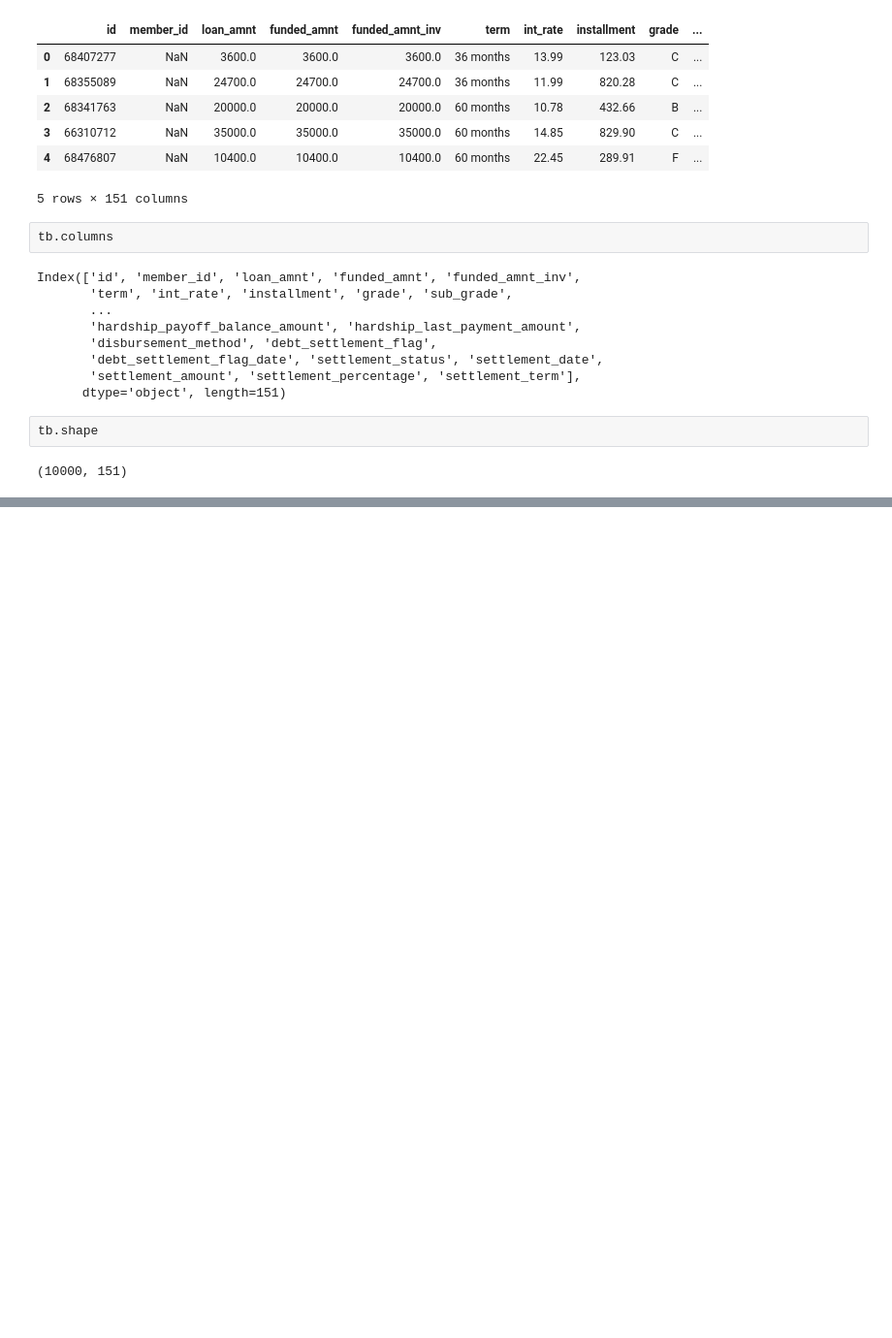
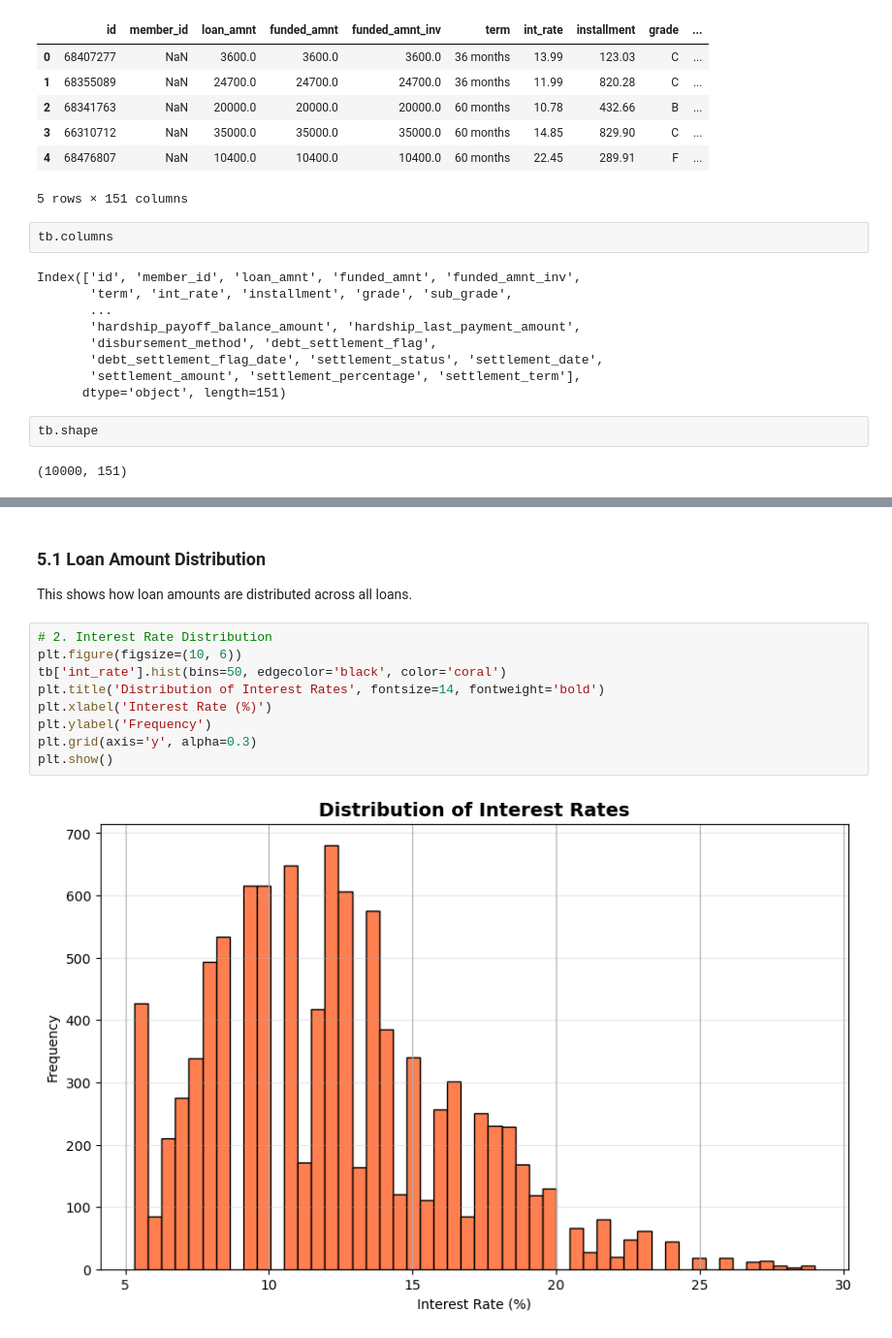
Before and after one commit to Jose-Barasa1/loan-default, a Jupyter notebook: index.ipynb, the cells around one changed output, grey strips where cells are left out. Shown at 97% size. Saved outputs shown, nothing was run; the diff lists cells and outputs as text; blank space fills up the shorter version.

```diff
--- a/index.ipynb
+++ b/index.ipynb
@@ -86,0 +128,15 @@ tb.shape
+# %% [markdown]
+### 5.1 Loan Amount Distribution
+
+This shows how loan amounts are distributed across all loans.
+# %%
+# 2. Interest Rate Distribution
+plt.figure(figsize=(10, 6))
+tb['int_rate'].hist(bins=50, edgecolor='black', color='coral')
+plt.title('Distribution of Interest Rates', fontsize=14, fontweight='bold')
+plt.xlabel('Interest Rate (%)')
+plt.ylabel('Frequency')
+plt.grid(axis='y', alpha=0.3)
+plt.show()
+# %% [output]
+[figure, added]
```
Also changed, not shown: parts of 12 cells of this notebook.
